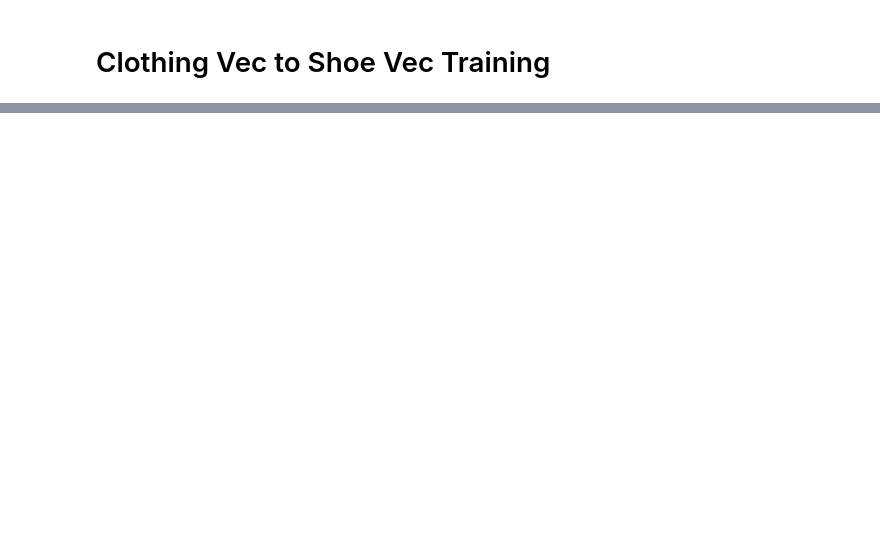
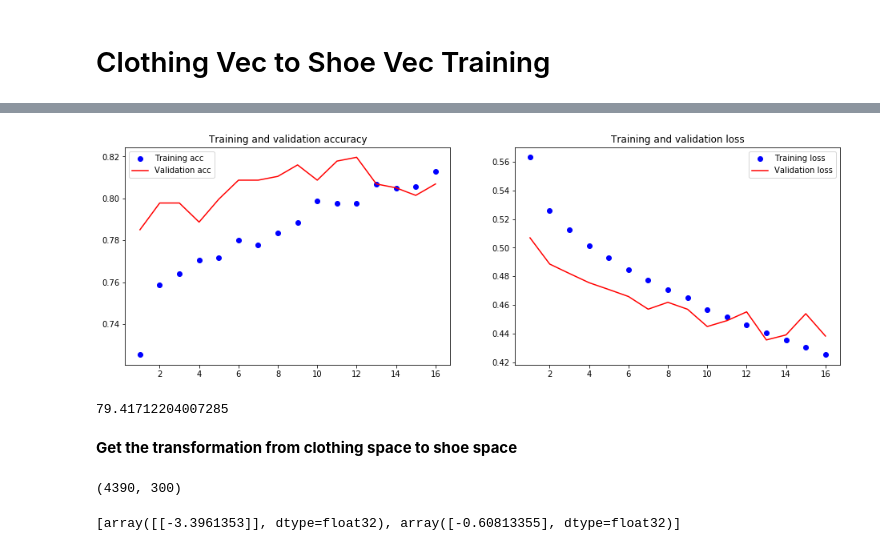
Before and after one commit to maicat11/Project_5, a Jupyter notebook: notebooks/clothing_to_shoe.ipynb, the cells around one changed output, grey strips where cells are left out. Saved outputs shown, nothing was run; the diff lists cells and outputs as text; code cells hidden in the pictures; blank space fills up the shorter version.

```diff
--- a/notebooks/clothing_to_shoe.ipynb
+++ b/notebooks/clothing_to_shoe.ipynb
@@ -62,14 +85,11 @@ array([], dtype=float64)
 # %%
-CLOTHING_DIM = 6
-SHOE_DIM = 2
+clothing_input = Input(shape=[clothing_dim], name='clothing_input')
+clothing_transform = Dense(shoe_dim, activation='linear', name='clothing_to_shoe')(clothing_input)
 
-clothe_input = Input(shape=[CLOTHING_DIM], name='clothing_input')
-clothe_transform = Dense(SHOE_DIM, activation='linear', name='clothe_to_shoe')(clothe_input)
+shoe_input = Input(shape=[shoe_dim], name='shoe_input')
 
-shoe_input = Input(shape=[SHOE_DIM], name='shoe_input')
-
-prod = Dot(axes=1, name='DotProduct')([clothe_transform, shoe_input])
+prod = Dot(axes=1, name='DotProduct', normalize=True)([clothing_transform, shoe_input])
 pred = Dense(1, name='Prediction',  activation='sigmoid')(prod)
 
-model = Model(inputs=[clothe_input, shoe_input], outputs=[pred])
-model.compile('adam', 'binary_crossentropy', metrics=['accuracy'])
+model = Model(inputs=[clothing_input, shoe_input], outputs=[pred])
+model.summary()
@@ -75,0 +115,12 @@ model.compile('adam', 'binary_crossentropy', metrics=['accuracy'])
+# %%
+model.compile(optimizer='Adam', loss='binary_crossentropy', metrics=['accuracy'])
+# %%
+epochs = 30
+
+early_stop = EarlyStopping(monitor='val_loss', patience=3)
+checkpointer = ModelCheckpoint(filepath='saved_models/weights.best.vector_links.hdf5',
+                               verbose=1, save_best_only=True)
+
+history = model.fit([train_cloth_vecs, train_shoe_vecs], train_targets, epochs=epochs,
+                    validation_data=([valid_cloth_vecs, valid_shoe_vecs], valid_targets),
+                    verbose=1, callbacks=[checkpointer, early_stop])
@@ -75,0 +145,30 @@ model.compile('adam', 'binary_crossentropy', metrics=['accuracy'])
+# %%
+acc = history.history['acc']
+val_acc = history.history['val_acc']
+loss = history.history['loss']
+val_loss = history.history['val_loss']
+epochs = range(1, len(acc) + 1)
+plt.figure(figsize=(16,5))
+plt.subplot(1,2,1)
+plt.plot(epochs, acc, 'bo', label='Training acc')
+plt.plot(epochs, val_acc, 'b', label='Validation acc', c='r')
+plt.title('Training and validation accuracy')
+plt.legend()
+plt.subplot(1,2,2)
+plt.plot(epochs, loss, 'bo', label='Training loss')
+plt.plot(epochs, val_loss, 'b', label='Validation loss', c='r')
+plt.title('Training and validation loss')
+plt.legend();
+# %% [output]
+[figure, added]
+# %%
+# get index of predicted item for each image in test set
+predictions = model.predict([test_cloth_vecs, test_shoe_vecs])
+predictions[:] = predictions[:] > 0.499999999
+predictions = predictions.reshape(1, -1)
+test_accuracy = 100*np.sum(predictions==test_targets) / predictions.shape[1]
+test_accuracy
+# %% [output]
+79.41712204007285
+# %% [markdown]
+**Get the transformation from clothing space to shoe space**
@@ -75,0 +177,8 @@ model.compile('adam', 'binary_crossentropy', metrics=['accuracy'])
+# %%
+dress_to_shoe_transform.predict(train_cloth_vecs).shape
+# %% [output]
+(4390, 300)
+# %%
+model.get_layer(name='Prediction').get_weights()
+# %% [output]
+[array([[-3.3961353]], dtype=float32), array([-0.60813355], dtype=float32)]
```
Also changed, not shown: parts of 12 cells of this notebook, 46 other files.
